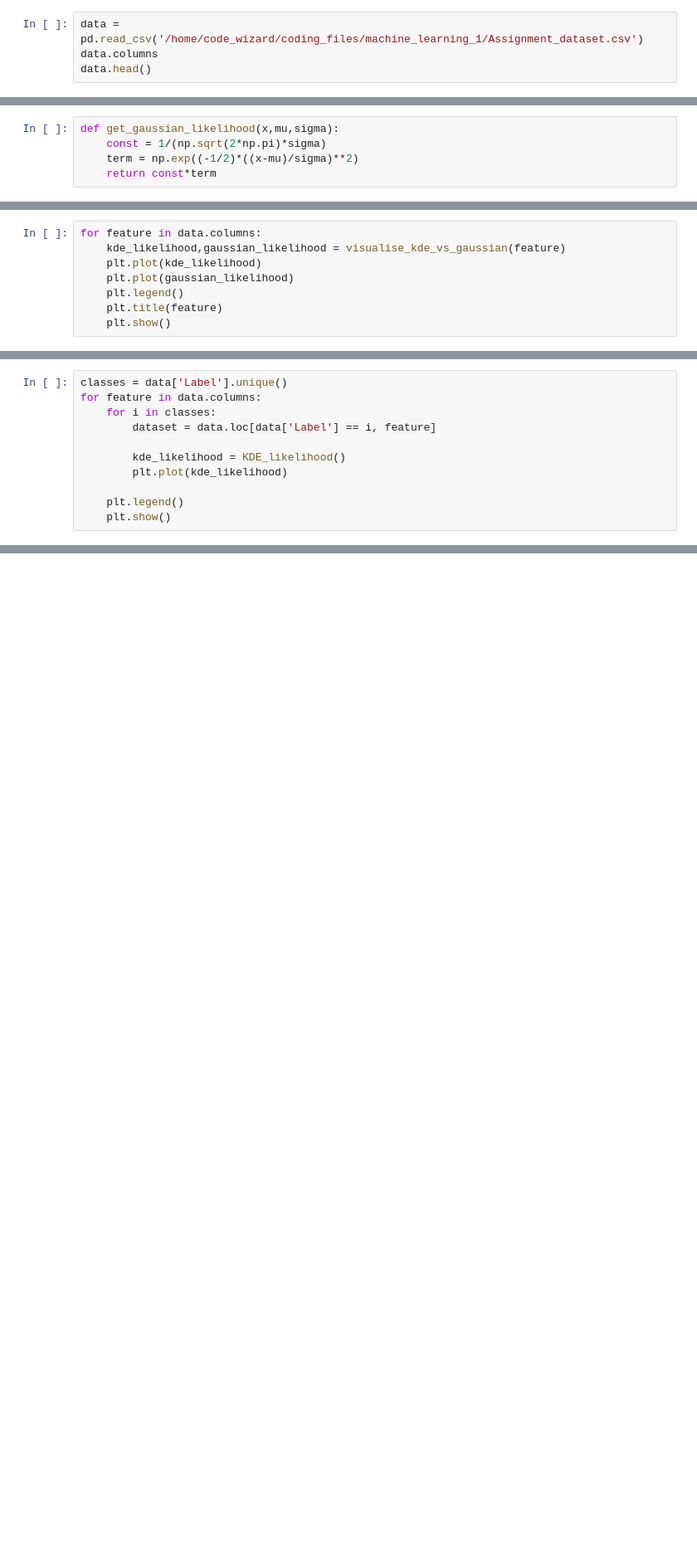
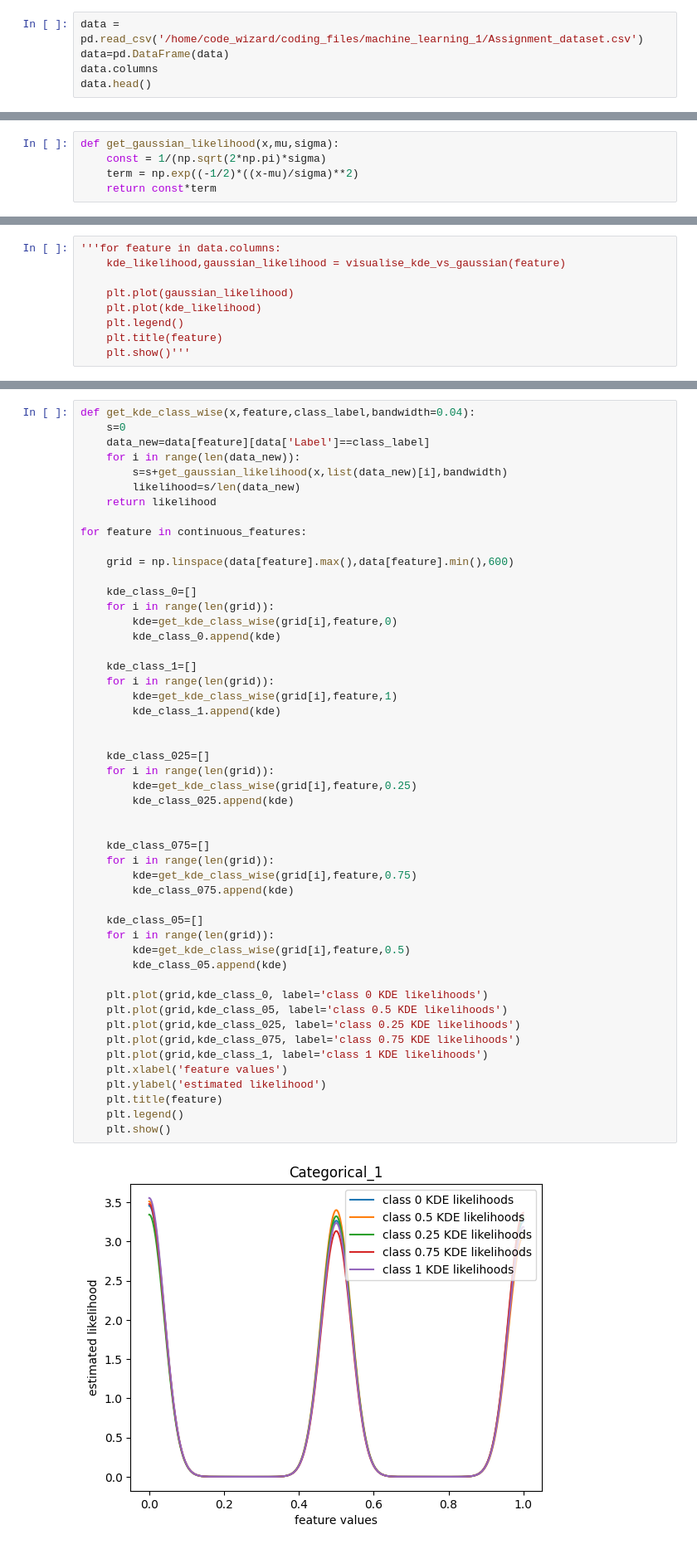
Before and after one commit to rajvee18/machine_learning_1, a Jupyter notebook: assignment1.ipynb, the cells around one changed output, grey strips where cells are left out. Shown: that part at 83% size. Cells and saved outputs as stored; diff of their text form; blank space fills up the shorter version.

```diff
--- a/assignment1.ipynb
+++ b/assignment1.ipynb
@@ -4,6 +4,7 @@ import numpy as np
 import matplotlib.pyplot as plt
 # %%
 data = pd.read_csv('/home/code_wizard/coding_files/machine_learning_1/Assignment_dataset.csv')
+data=pd.DataFrame(data)
 data.columns
 data.head()
 # %% [output]
@@ -96,9 +103,10 @@ def visualise_kde_vs_gaussian(feature):
 # %%
-for feature in data.columns:
+'''for feature in data.columns:
     kde_likelihood,gaussian_likelihood = visualise_kde_vs_gaussian(feature)
+
+    plt.plot(gaussian_likelihood)
     plt.plot(kde_likelihood)
-    plt.plot(gaussian_likelihood)
     plt.legend()
     plt.title(feature)
-    plt.show()
+    plt.show()'''
 # %% [output]
@@ -111,11 +113,0 @@ for feature in data.columns:
-# %%
-classes = data['Label'].unique()
-for feature in data.columns:
-    for i in classes:
-        dataset = data.loc[data['Label'] == i, feature]
-
-        kde_likelihood = KDE_likelihood()
-        plt.plot(kde_likelihood)
-
-    plt.legend()
-    plt.show()
@@ -128,0 +119,52 @@ for feature in data.columns:
+# %%
+def get_kde_class_wise(x,feature,class_label,bandwidth=0.04):
+    s=0
+    data_new=data[feature][data['Label']==class_label]
+    for i in range(len(data_new)):
+        s=s+get_gaussian_likelihood(x,list(data_new)[i],bandwidth)
+        likelihood=s/len(data_new)
+    return likelihood
+
+for feature in continuous_features:
+
+    grid = np.linspace(data[feature].max(),data[feature].min(),600)
+
+    kde_class_0=[]
+    for i in range(len(grid)):
+        kde=get_kde_class_wise(grid[i],feature,0)
+        kde_class_0.append(kde)
+
+    kde_class_1=[]
+    for i in range(len(grid)):
+        kde=get_kde_class_wise(grid[i],feature,1)
+        kde_class_1.append(kde)
+
+
+    kde_class_025=[]
+    for i in range(len(grid)):
+        kde=get_kde_class_wise(grid[i],feature,0.25)
+        kde_class_025.append(kde)
+
+
+    kde_class_075=[]
+    for i in range(len(grid)):
+        kde=get_kde_class_wise(grid[i],feature,0.75)
+        kde_class_075.append(kde)
+
+    kde_class_05=[]
+    for i in range(len(grid)):
+        kde=get_kde_class_wise(grid[i],feature,0.5)
+        kde_class_05.append(kde)
+
+    plt.plot(grid,kde_class_0, label='class 0 KDE likelihoods')
+    plt.plot(grid,kde_class_05, label='class 0.5 KDE likelihoods')
+    plt.plot(grid,kde_class_025, label='class 0.25 KDE likelihoods')
+    plt.plot(grid,kde_class_075, label='class 0.75 KDE likelihoods')
+    plt.plot(grid,kde_class_1, label='class 1 KDE likelihoods')
+    plt.xlabel('feature values')
+    plt.ylabel('estimated likelihood')
+    plt.title(feature)
+    plt.legend()
+    plt.show()
+# %% [output]
+[figure, added]
```
Also changed, not shown: parts of 8 cells of this notebook, 1 other file.
